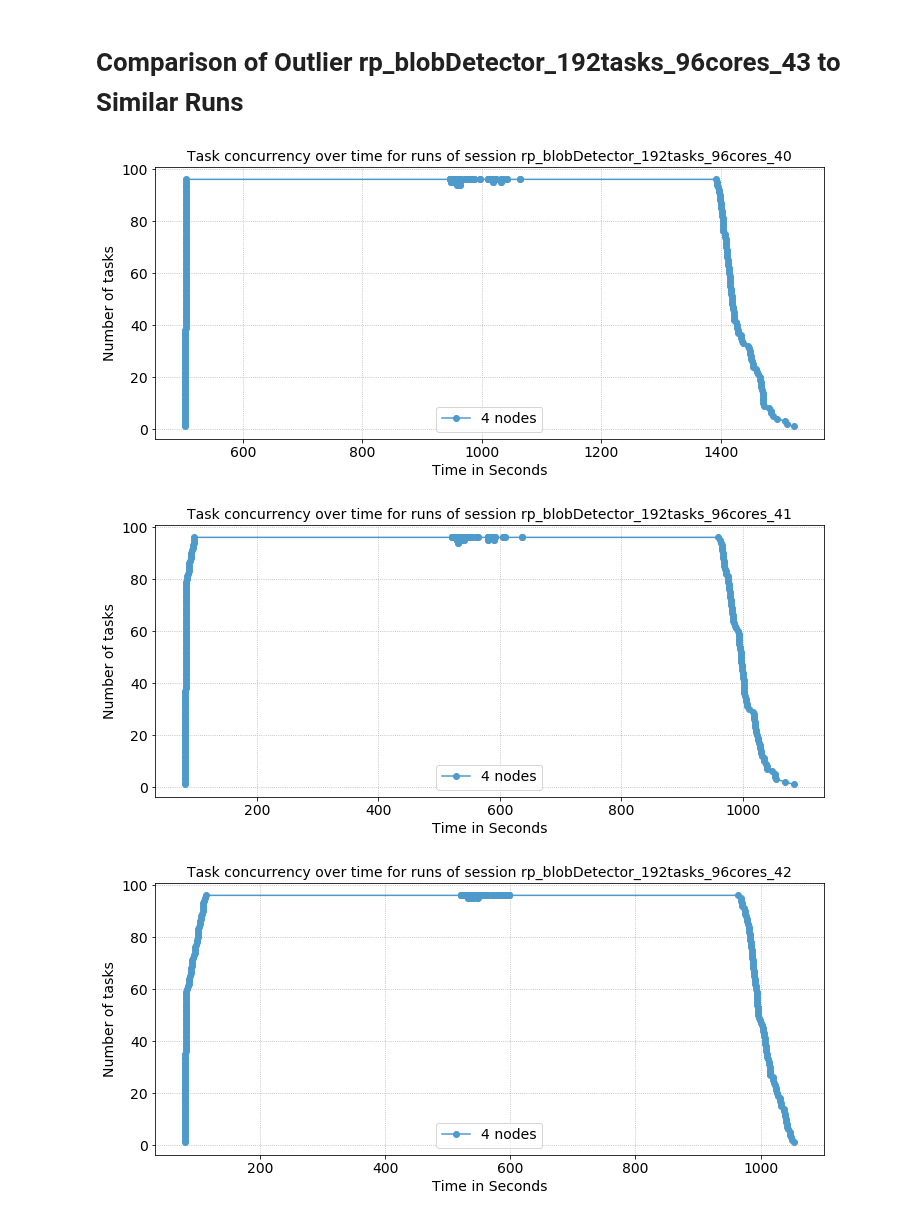
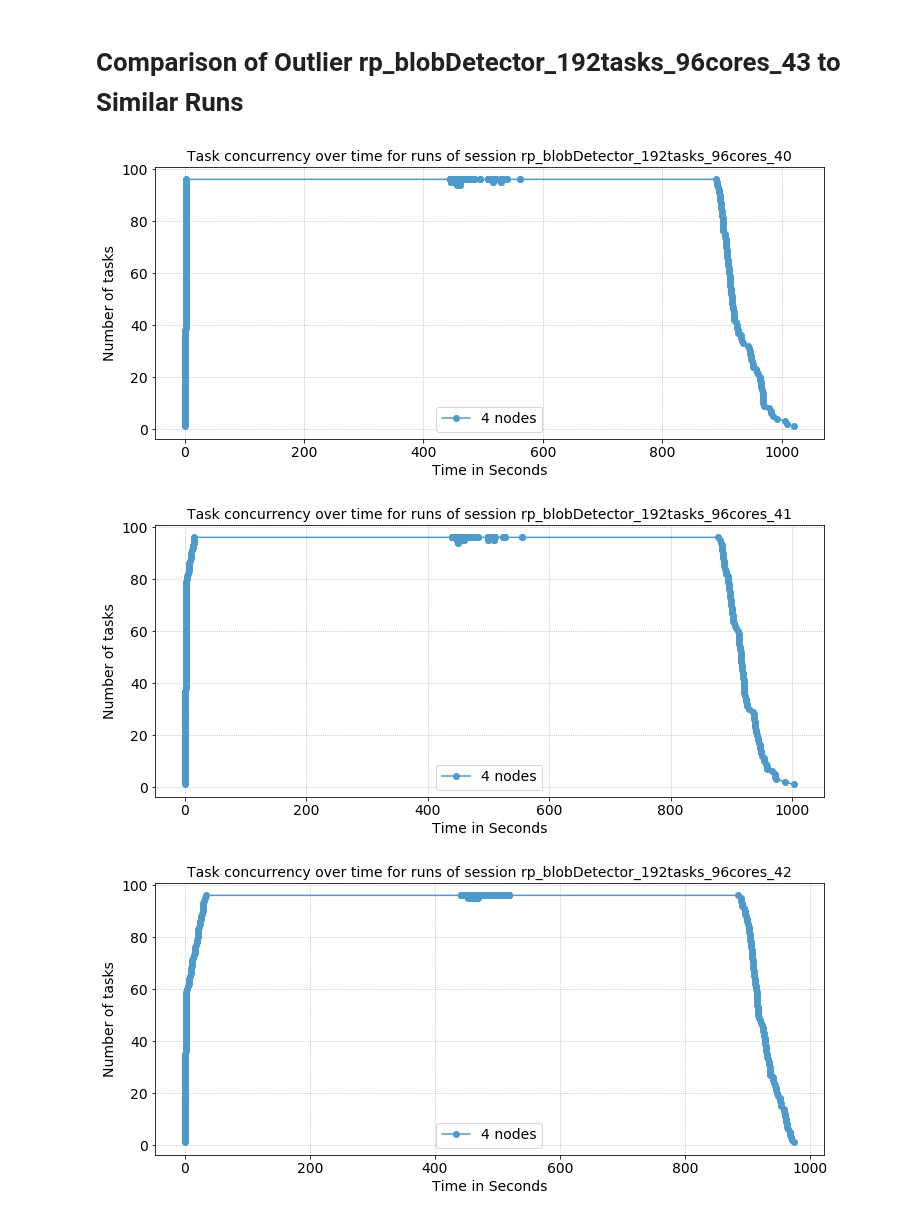
Before and after one commit to radical-experiments/midas_exps, a Jupyter notebook: blobDetector/Vanilla/blobdetector_rp_plots.ipynb, the cells around one changed output. Saved outputs shown, nothing was run; the diff lists cells and outputs as text; code cells hidden in the pictures.

Commit message:
blobDetector Vanilla update

```diff
--- a/blobDetector/Vanilla/blobdetector_rp_plots.ipynb
+++ b/blobDetector/Vanilla/blobdetector_rp_plots.ipynb
@@ -221,31 +221,33 @@ axes[1].legend(['Speedup'])
 # %%
 import radical.analytics as ra
 import radical.pilot as rp
 import radical.utils as ru
 import numpy as np
 
 for i in range(40,45):
-    json_file='/home/willc97/midas/blobDetector/Vanilla/'+'rp_blobDetector_192tasks_96cores_%s/rp_blobDetector_192tasks_96cores_%s.json' % (i, i)
-    source          = ''.join([x+'/' for x in json_file.split('/')[0:-1]])
-    json            = ru.read_json(json_file)
-    sid             = os.path.basename(json_file)[:-5]
-    session         = ra.Session(sid=sid, stype='radical.pilot', src=source)
-    units           = session.filter(etype='unit', inplace=False)
-    concurrency = units.concurrency(event=[{ru.EVENT: 'exec_start'},{ru.EVENT: 'exec_stop'}])
+    json_file    ='/home/willc97/midas/blobDetector/Vanilla/'+'rp_blobDetector_192tasks_96cores_%s/rp_blobDetector_192tasks_96cores_%s.json' % (i, i)
+    source       = ''.join([x+'/' for x in json_file.split('/')[0:-1]])
+    json         = ru.read_json(json_file)
+    sid          = os.path.basename(json_file)[:-5]
+    session      = ra.Session(sid=sid, stype='radical.pilot', src=source)
+    units        = session.filter(etype='unit', inplace=False)
+    concurrency  = units.concurrency(event=[{ru.EVENT: 'exec_start'},{ru.EVENT: 'exec_stop'}])
+    pilot        = session.filter(etype='pilot', inplace=False).get()[0]
+    pilot_active = pilot.timestamps(state=rp.PMGR_ACTIVE)[0]
 
     fig,axis = plt.subplots(nrows=1,ncols=1,figsize=(12,5))
-    x_axis = [point[0] for point in concurrency]
+    x_axis = [point[0]-pilot_active for point in concurrency]
     y_axis = [point[1] for point in concurrency]
 
     axis.plot(x_axis,y_axis,marker='o',label='4 nodes',color=blues(150))
     axis.set_title('Task concurrency over time for runs of session rp_blobDetector_192tasks_96cores_%s' % i ,fontsize=14)
     axis.grid('on',which='major',linestyle=':')
     axis.set_ylabel('Number of tasks',fontsize=14)
     axis.set_xlabel('Time in Seconds',fontsize=14)
     axis.legend(fontsize=14)
     axis.set_xticklabels(axis.get_xticks().astype(np.int).astype('str').tolist(),fontsize=14)
     axis.set_yticklabels(axis.get_yticks().astype(np.int).astype('str').tolist(),fontsize=14)
 # %% [output]
-[figure, old version]
+[figure, new version]
-[figure, old version]
+[figure, new version]
-[figure, old version]
+[figure, new version]
```
Also changed, not shown: parts of 4 cells of this notebook, 1 other file.
